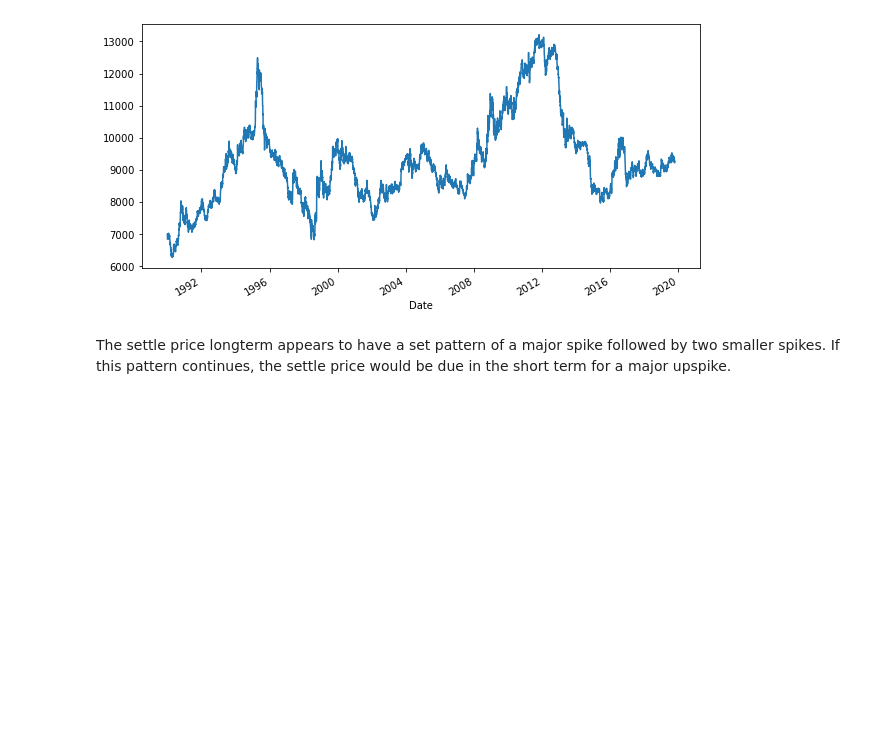
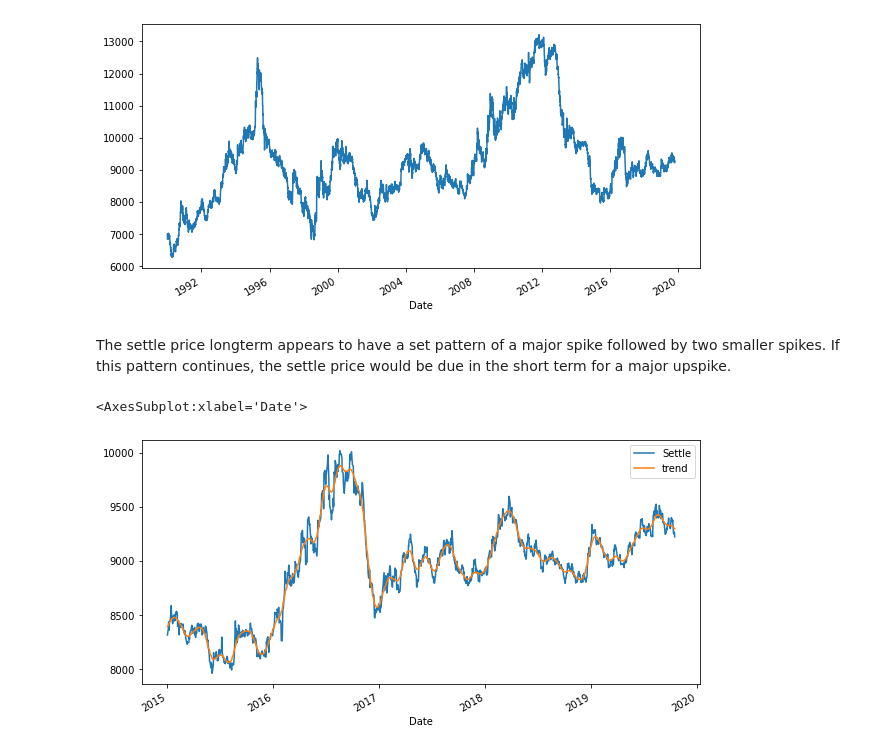
Before and after one commit to BaldHeads/TS_practice, a Jupyter notebook: Work/ts_for_yen.ipynb, the cells around one changed output. Cells and saved outputs as stored; diff of their text form; code cells hidden in the pictures; blank space fills up the shorter version.

```diff
--- a/Work/ts_for_yen.ipynb
+++ b/Work/ts_for_yen.ipynb
@@ -22,3 +22,13 @@ The settle price longterm appears to have a set pattern of a major spike followe
 import statsmodels.api as sm
 
 ts_noise, ts_trend = sm.tsa.filters.hpfilter(yen_futures["Settle"])
+settle_v_hp = yen_futures["Settle"].to_frame()
+settle_v_hp["noise"] = ts_noise
+settle_v_hp["trend"] = ts_trend
+# %%
+# Settle v Trend 2015-present
+settle_v_trend = settle_v_hp.loc["2015":, :]
+settle_v_trend.drop(columns="noise").plot(figsize=(10,5))
+# %% [output]
+<AxesSubplot:xlabel='Date'>
+[figure, added]
```
Also changed, not shown: parts of 1 cell of this notebook.
